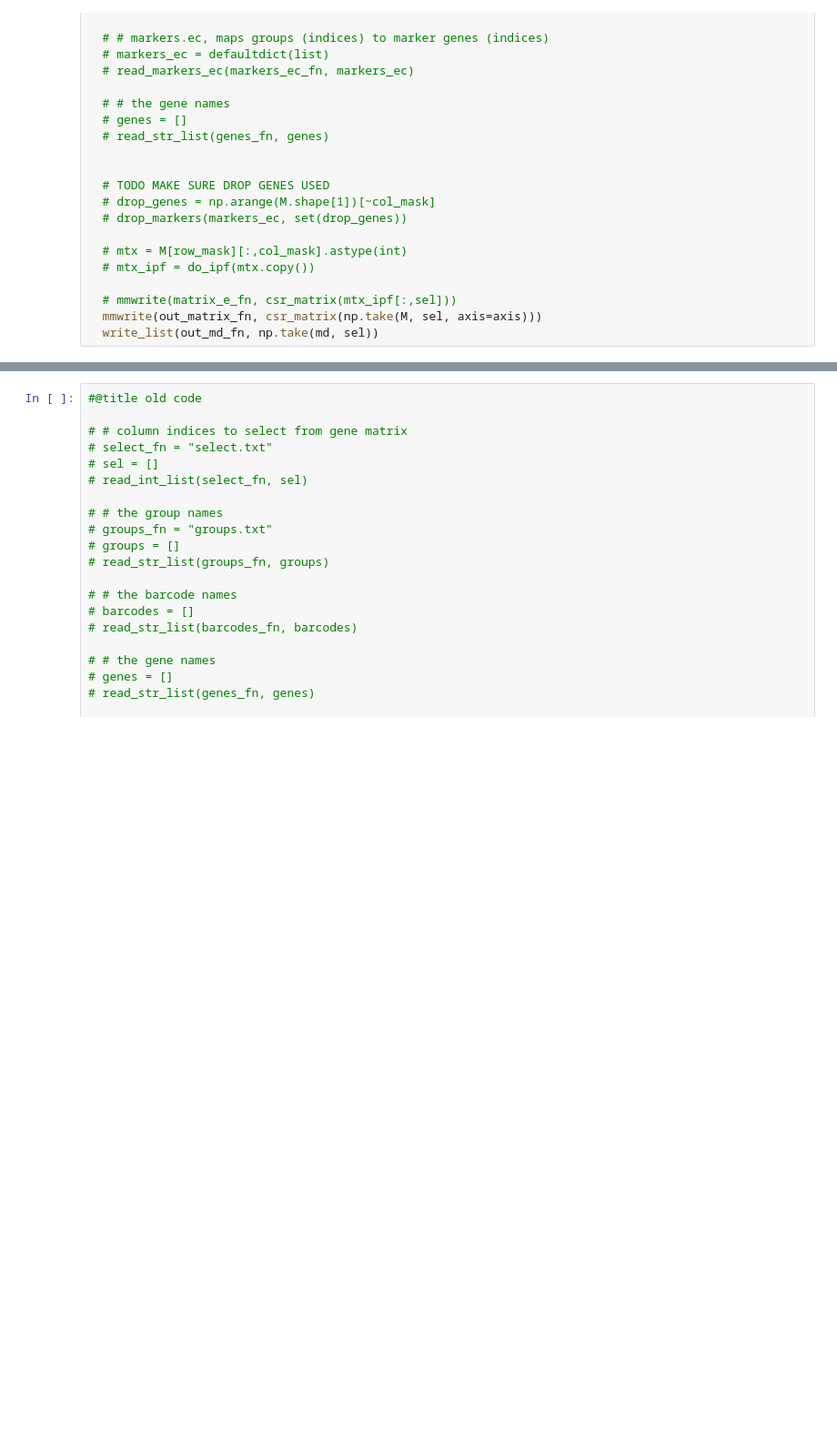
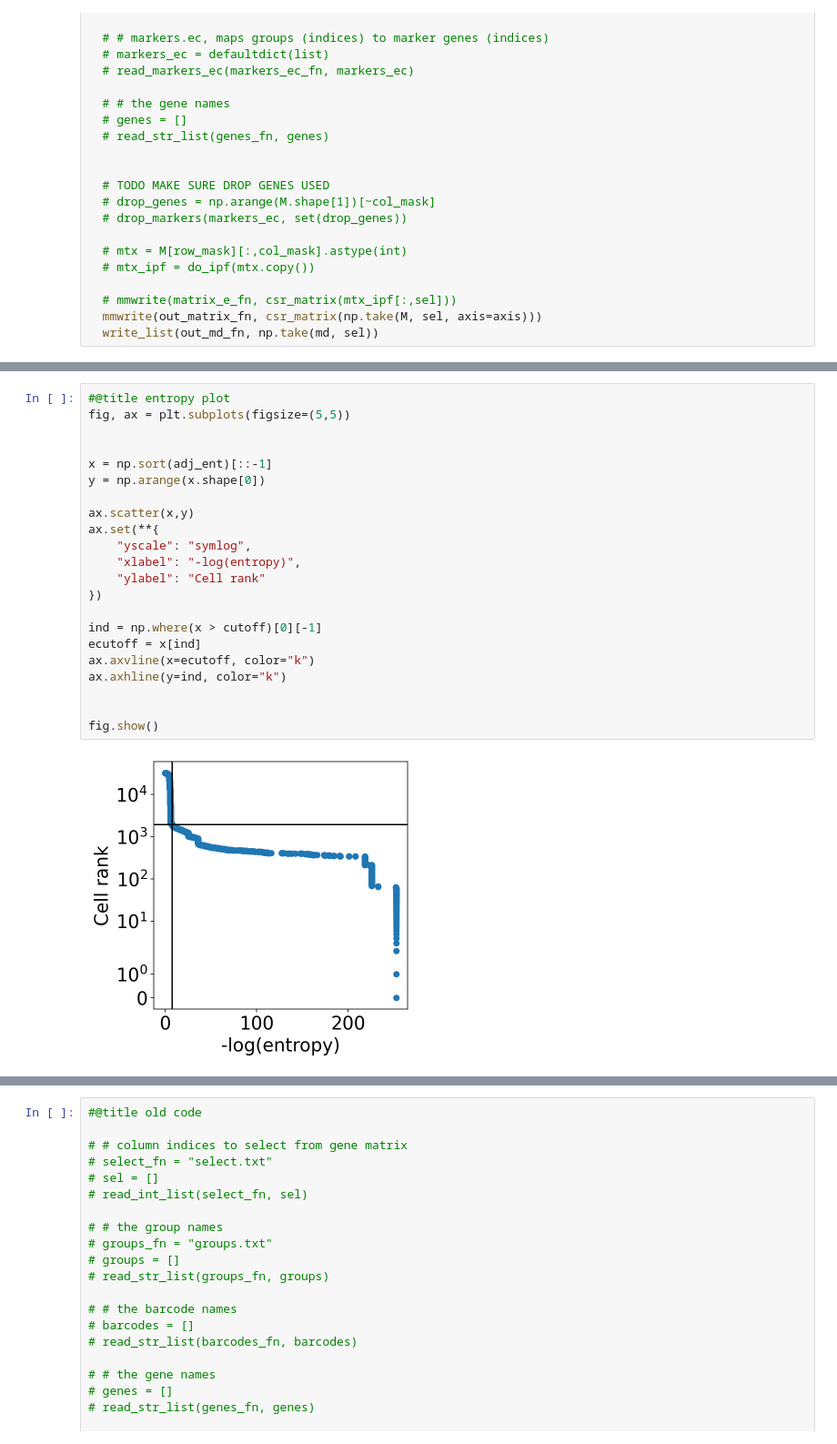
Before and after one commit to sbooeshaghi/azucar, a Jupyter notebook: analysis/293T/obs2/assign.ipynb, the cells around one changed output, grey strips where cells are left out. Shown at 91% size. Saved outputs shown, nothing was run; the diff lists cells and outputs as text; blank space fills up the shorter version.

```diff
--- a/analysis/293T/obs2/assign.ipynb
+++ b/analysis/293T/obs2/assign.ipynb
@@ -2028,0 +2092,24 @@ def mx_filter(mtx_path, barcodes_path, out_path):
+# %%
+#@title entropy plot
+fig, ax = plt.subplots(figsize=(5,5))
+
+
+x = np.sort(adj_ent)[::-1]
+y = np.arange(x.shape[0])
+
+ax.scatter(x,y)
+ax.set(**{
+    "yscale": "symlog",
+    "xlabel": "-log(entropy)",
+    "ylabel": "Cell rank"
+})
+
+ind = np.where(x > cutoff)[0][-1]
+ecutoff = x[ind]
+ax.axvline(x=ecutoff, color="k")
+ax.axhline(y=ind, color="k")
+
+
+fig.show()
+# %% [output]
+[figure, added]
```
Also changed, not shown: parts of 20 cells of this notebook.
